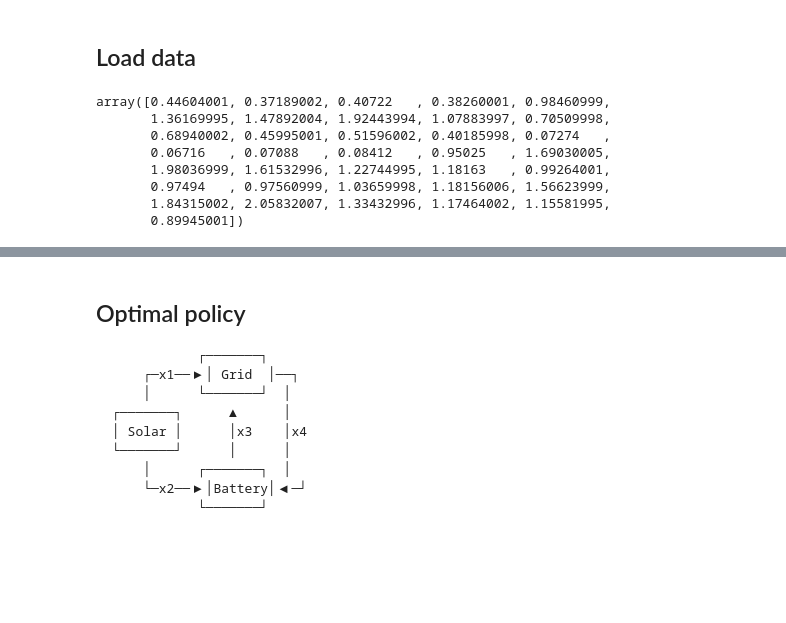
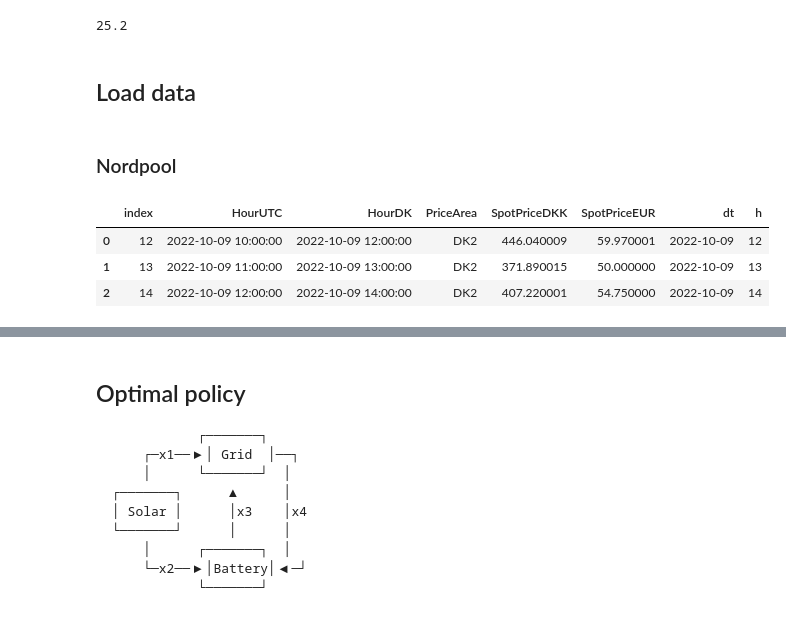
Before and after one commit to skipperkongen/elarb, a Jupyter notebook: notebooks/cvxpy.ipynb, the cells around one changed output, grey strips where cells are left out. Cells and saved outputs as stored; diff of their text form; code cells hidden in the pictures; blank space fills up the shorter version.

```diff
--- a/notebooks/cvxpy.ipynb
+++ b/notebooks/cvxpy.ipynb
@@ -31,18 +19,20 @@ datasets.download_nordpool('2020-10-09', '2020-10-11')
+# %%
+STIKLEDNING_KWH
+# %% [output]
+25.2
 # %% [markdown]
 ## Load data
+# %% [markdown]
+### Nordpool
 # %%
 #df = datasets.download_nordpool('2022-10-09', '2022-10-11')
 #df = df[df.HourDK >= '2022-10-09 12:00:00'].reset_index()
 #df.to_csv('../data/example.csv', index=False)
-df = pd.read_csv('../data/example.csv')
+df = pd.read_csv('../data/example.csv', parse_dates=['HourUTC', 'HourDK', 'dt'])
 spot_dkk = df.SpotPriceDKK.values / 1000.0
-spot_dkk
+df.head(3)
 # %% [output]
-array([0.44604001, 0.37189002, 0.40722   , 0.38260001, 0.98460999,
-       1.36169995, 1.47892004, 1.92443994, 1.07883997, 0.70509998,
-       0.68940002, 0.45995001, 0.51596002, 0.40185998, 0.07274   ,
-       0.06716   , 0.07088   , 0.08412   , 0.95025   , 1.69030005,
-       1.98036999, 1.61532996, 1.22744995, 1.18163   , 0.99264001,
-       0.97494   , 0.97560999, 1.03659998, 1.18156006, 1.56623999,
-       1.84315002, 2.05832007, 1.33432996, 1.17464002, 1.15581995,
-       0.89945001])
+|  | index | HourUTC | HourDK | PriceArea | SpotPriceDKK | SpotPriceEUR | dt | h |
+| 0 | 12 | 2022-10-09 10:00:00 | 2022-10-09 12:00:00 | DK2 | 446.040009 | 59.970001 | 2022-10-09 | 12 |
+| 1 | 13 | 2022-10-09 11:00:00 | 2022-10-09 13:00:00 | DK2 | 371.890015 | 50.000000 | 2022-10-09 | 13 |
+| 2 | 14 | 2022-10-09 12:00:00 | 2022-10-09 14:00:00 | DK2 | 407.220001 | 54.750000 | 2022-10-09 | 14 |
```
Also changed, not shown: parts of 10 cells of this notebook, 3 other files.
